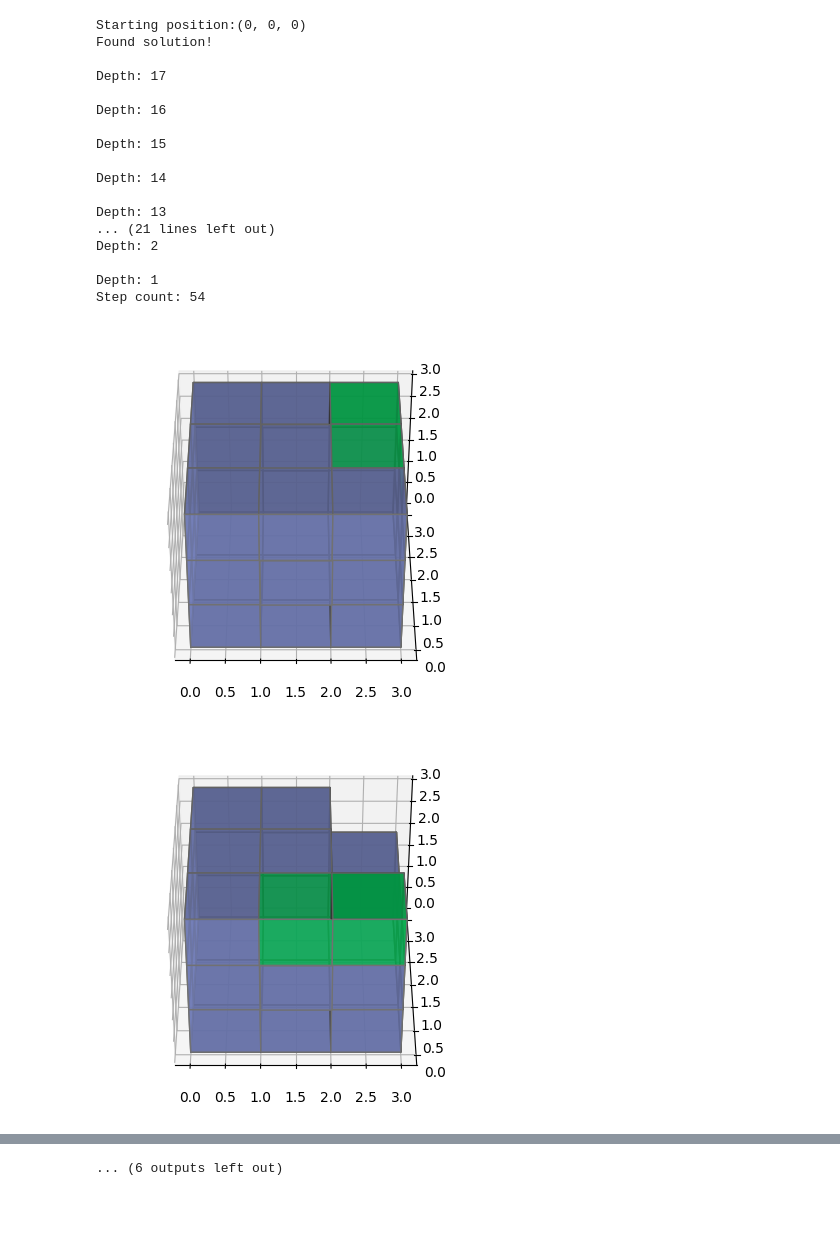
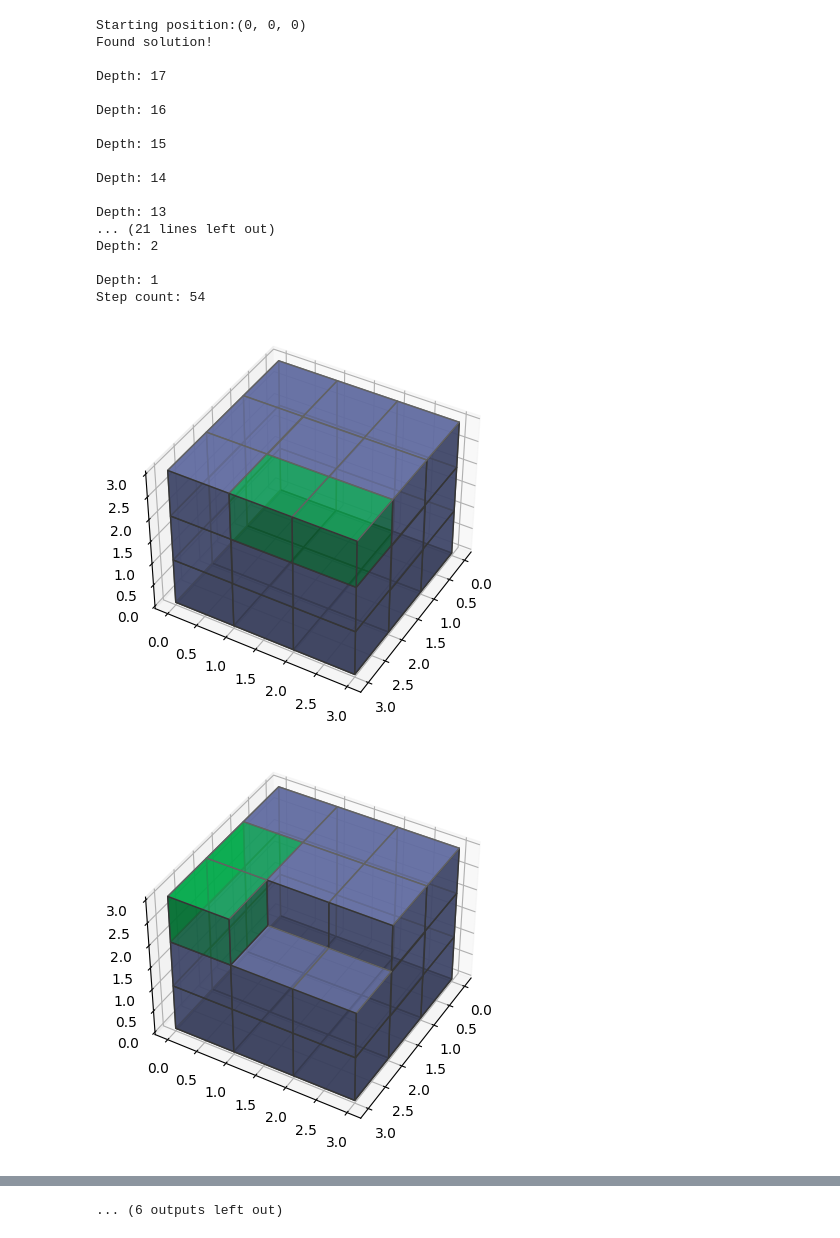
Before and after one commit to DeirhX/cubysm, a Jupyter notebook: solver.ipynb, the cells around one changed output, grey strips where cells are left out. Cells and saved outputs as stored; diff of their text form; code cells hidden in the pictures; blank space fills up the shorter version.

```diff
--- a/solver.ipynb
+++ b/solver.ipynb
@@ -24,7 +24,7 @@ def draw_cube(cube, highlight):
     def short_proj():
         return np.dot(Axes3D.get_proj(ax), scale)
     ax.get_proj=short_proj
-    ax.view_init(40, 270)
+    ax.view_init(40, 30)
 
     facecolors = np.where(cube == highlight, '#00D65DC0', '#7A88CCC0')
     ax.voxels(cube, facecolors=facecolors, edgecolors='grey')
@@ -84,13 +84,9 @@ def start_positions(cube):
                 yield (x, y, z)
 
 def can_place(cube, position):
-    return (position[0] < cube.shape[0] and
-            position[1] < cube.shape[1] and
-            position[2] < cube.shape[2] and
-            position[0] >= 0 and
-            position[1] >= 0 and
-            position[2] >= 0 and
-            cube[position] == 0)
+
+    result = [pi < si and pi >= 0 for pi, si in zip(position, cube.shape)]
+    return (all(result) and cube[position] == 0)
 
 def all_vectors():
     yield (-1,  0,  0)
@@ -135,32 +131,32 @@ def solve(path):
     steps = [cube]
     for position in start_positions(cube):
         start = cube.copy()
         start[(position)] = 1
         print ("Starting position:" + str(position))
         solution = step_solutions(start, position, None, path)
         if solution is not None:
             print("Step count: " + str(step_count))
             break
 
 step_count = 0
 solve(path)
 # %% [output]
 Starting position:(0, 0, 0)
 Found solution!
 
 Depth: 17
 
 Depth: 16
 
 Depth: 15
 
 Depth: 14
 
 Depth: 13
 ... (21 lines left out)
 Depth: 2
 
 Depth: 1
 Step count: 54
-[figure, old version]
+[figure, new version]
-[figure, old version]
+[figure, new version]
```
Also changed, not shown: parts of 2 cells of this notebook.
